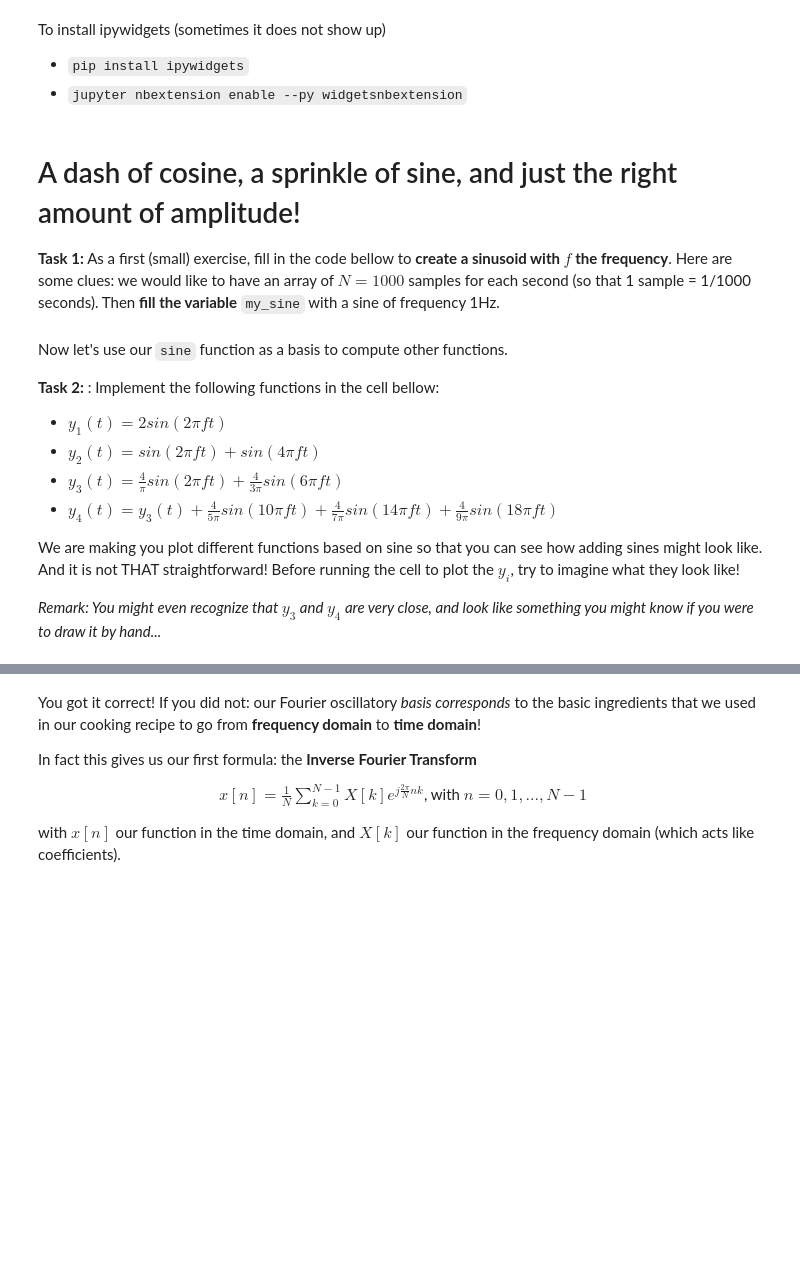
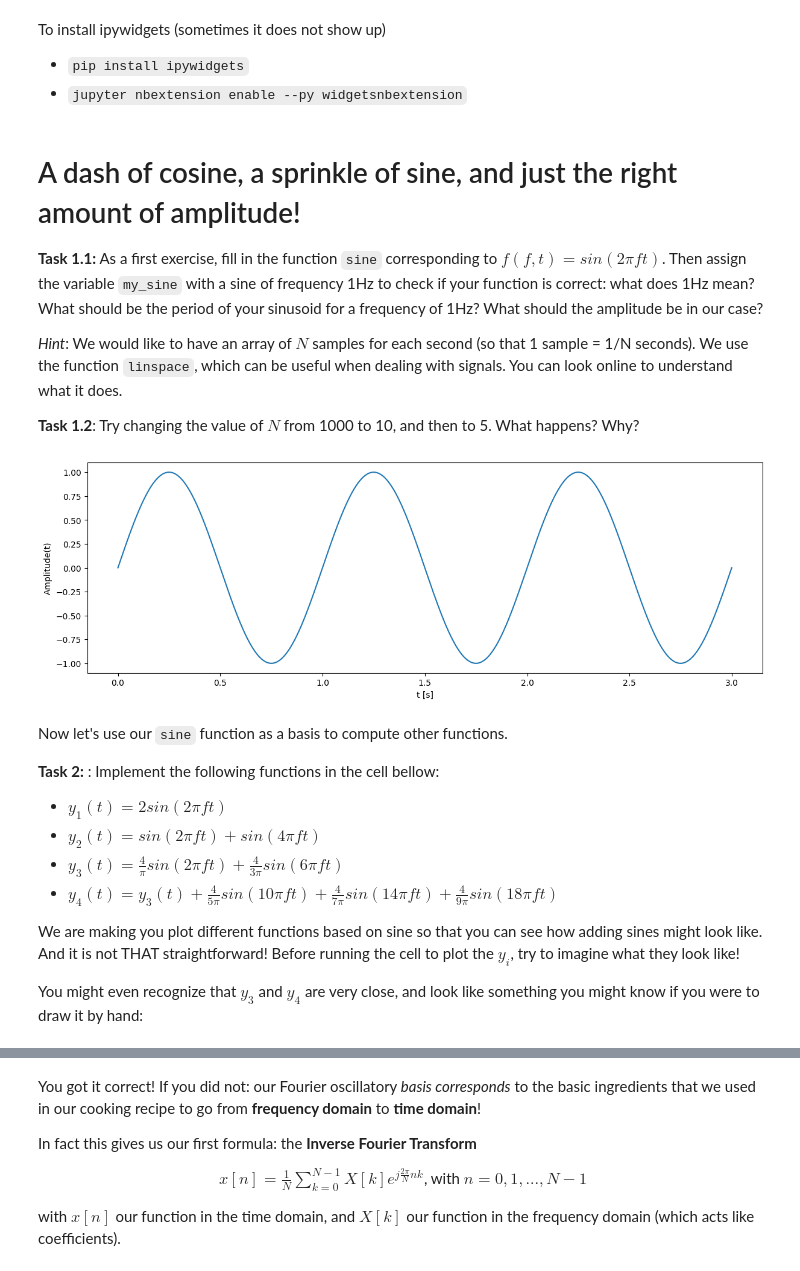
Before and after one commit to LCAV/COM202, a Jupyter notebook: 03-sinusoids/lab3_COM202.ipynb, the cells around one changed output, grey strips where cells are left out. Saved outputs shown, nothing was run; the diff lists cells and outputs as text; code cells hidden in the pictures; blank space fills up the shorter version.

Commit message:
numbered task, review and completed lab3

```diff
--- a/03-sinusoids/lab3_COM202.ipynb
+++ b/03-sinusoids/lab3_COM202.ipynb
@@ -34,20 +36,24 @@ plt.rcParams["figure.figsize"] = (12,4)
 # %% [markdown]
 # A dash of cosine, a sprinkle of sine, and just the right amount of amplitude!
 
-**Task 1:** As a first (small) exercise, fill in the code bellow to **create a sinusoid with $f$ the frequency**. Here are some clues: we would like to have an array of $N = 1000$ samples for each second (so that 1 sample = 1/1000 seconds). Then **fill the variable** `my_sine` with a sine of frequency 1Hz.
+**Task 1.1:** As a first exercise, fill in the function `sine` corresponding to $f(f, t) = sin(2 \pi  ft)$. Then assign the variable `my_sine` with a sine of frequency 1Hz to check if your function is correct: what does 1Hz mean? What should be the period of your sinusoid for a frequency of 1Hz? What should the amplitude be in our case?
+
+*Hint*: We would like to have an array of $N$ samples for each second (so that 1 sample = 1/N seconds). We use the function `linspace`, which can be useful when dealing with signals. You can look online to understand what it does.
+
+**Task 1.2**: Try changing the value of $N$ from 1000 to 10, and then to 5. What happens? Why?
 # %%
-### Your code HERE ###
-
 N = 1000 #number of samples per second
 length = 3 #seconds
-time = np.linspace(0, length, N*length) #time axis: we generate all the "t"s as a long vector before performing sin(t)
+time = np.linspace(0, length, N*length)
 
 def sine(t, f):
-    return ...
+    return ... #Your code
 
-#sanity check: is the period one? does the plot stop at 3? If you change the amplitude, does it show?
-my_sine = ...
-plt.plot(time, my_sine)
+my_sine =... #Your code
+
+plot.tdplot(my_sine, N, "Amplitude", "My first sinusoid")
+# %% [output]
+[figure, added]
 # %% [markdown]
 Now let's use our `sine` function as a basis to compute other functions.
 
@@ -59,5 +65,5 @@ Now let's use our `sine` function as a basis to compute other functions.
 
 We are making you plot different functions based on sine so that you can see how adding sines might look like. And it is not THAT straightforward! Before running the cell to plot the $y_i$, try to imagine what they look like!
 
-*Remark: You might even recognize that $y_3$ and $y_4$ are very close, and look like something you might know if you were to draw it by hand...*
+You might even recognize that $y_3$ and $y_4$ are very close, and look like something you might know if you were to draw it by hand:
 # %%
```
Also changed, not shown: parts of 15 cells of this notebook, 4 other files.
